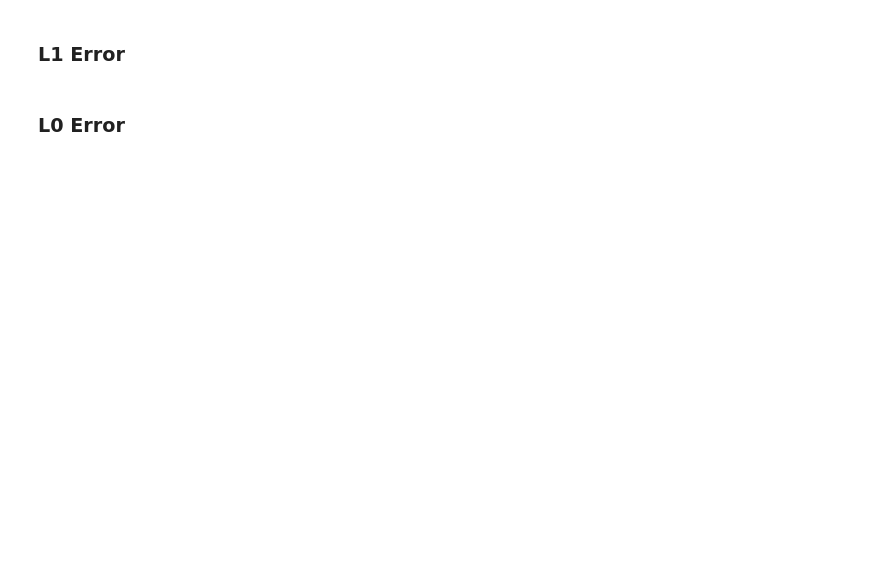
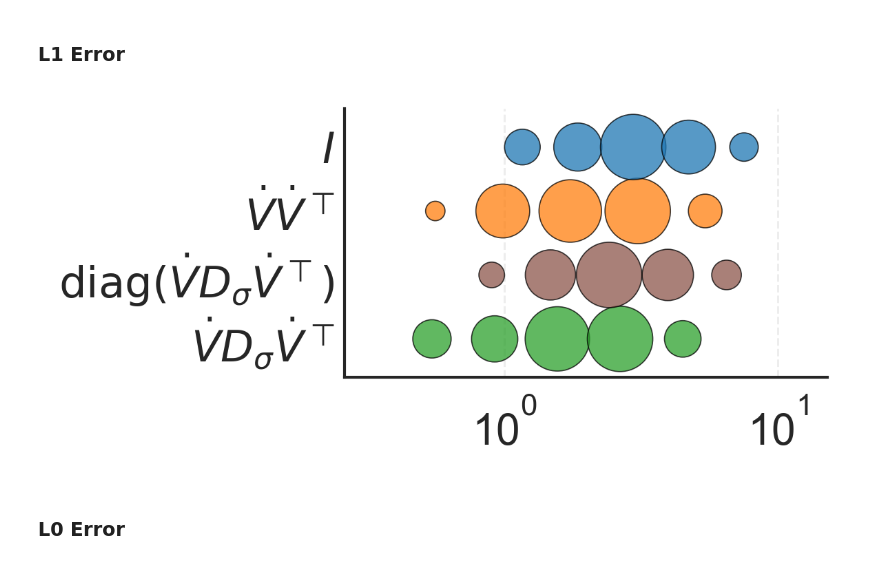
Before and after one commit to filippozacchei/MFSindy, a Jupyter notebook: examples/lorenz/part2.ipynb, the cells around one changed output. Drawn from its saved outputs; the diff is of its cells as text; code cells hidden in the pictures; blank space fills up the shorter version.

```diff
--- a/examples/lorenz/part2.ipynb
+++ b/examples/lorenz/part2.ipynb
@@ -130,18 +143,20 @@ print(summary.to_string())
 # %%
 # Each row is binned over its own values and the axis is logarithmic, since the
 # weightings differ by orders of magnitude; the limits are left to the function,
 # as an additive pad can cross zero on a log axis.
 plot_order = list(reversed(METHODS))
 
 bubble_hist(
     errors_dict=L1_errors,
-    n_bins=25,
+    n_bins=5,
     log_x=True,
     models_order=plot_order,
     colors=METHOD_COLORS,
     labels=[LABELS[m] for m in plot_order],
     save_path="results/l1_2",
 )
+# %% [output]
+[figure, added]
 # %% [markdown]
 ### L0 Error
 # %%
```
Also changed, not shown: parts of 4 cells of this notebook, 5 other files.
